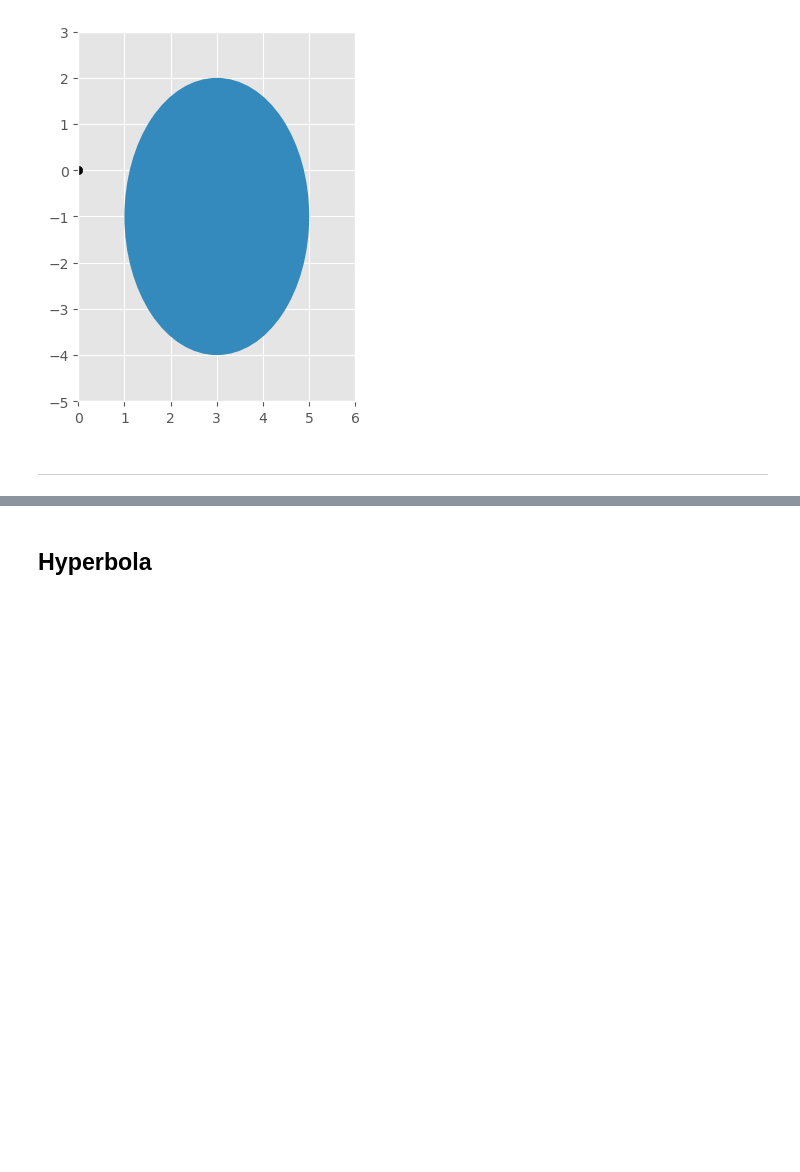
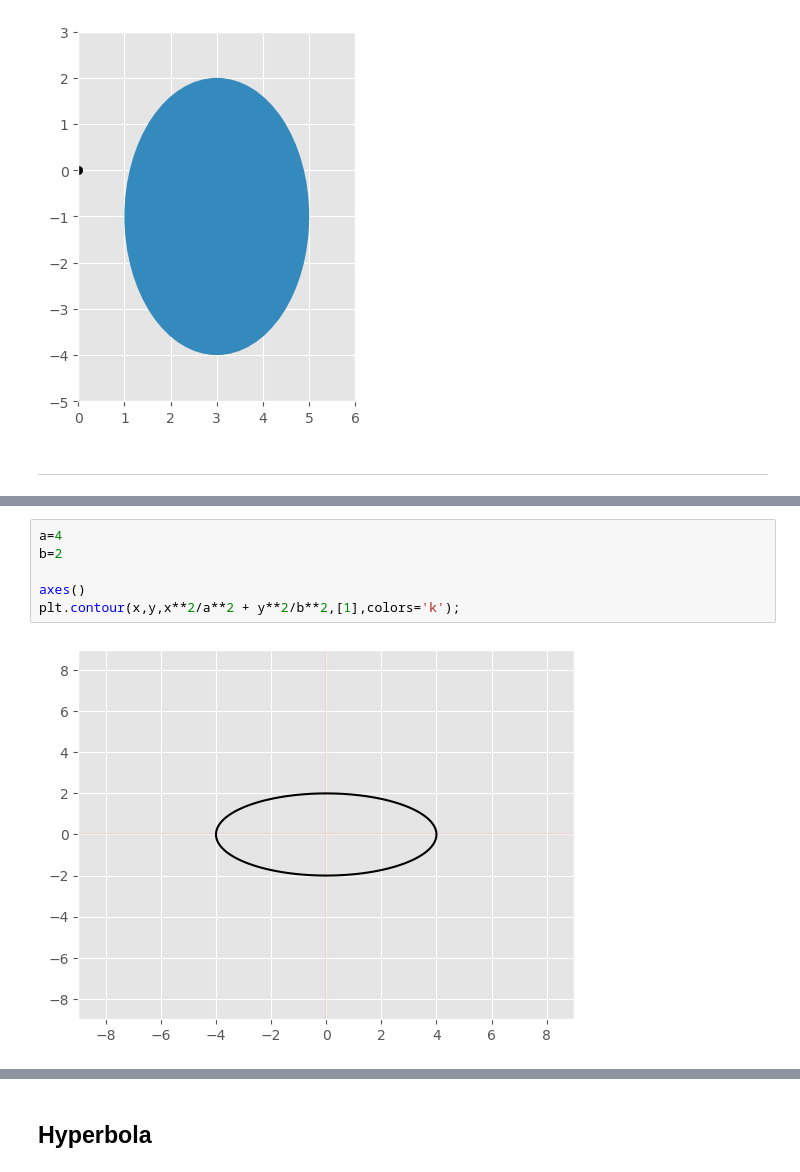
Before and after one commit to davefriedman01/VectorCalculus, a Jupyter notebook: conics.ipynb, the cells around one changed output, grey strips where cells are left out. Saved outputs shown, nothing was run; the diff lists cells and outputs as text; blank space fills up the shorter version.

```diff
--- a/conics.ipynb
+++ b/conics.ipynb
@@ -607,0 +719,8 @@ ax.set_ylim(k-b-1,k+b+1);
+# %%
+a=4
+b=2
+
+axes()
+plt.contour(x,y,x**2/a**2 + y**2/b**2,[1],colors='k');
+# %% [output]
+[figure, added]
```
Also changed, not shown: parts of 29 cells of this notebook.
